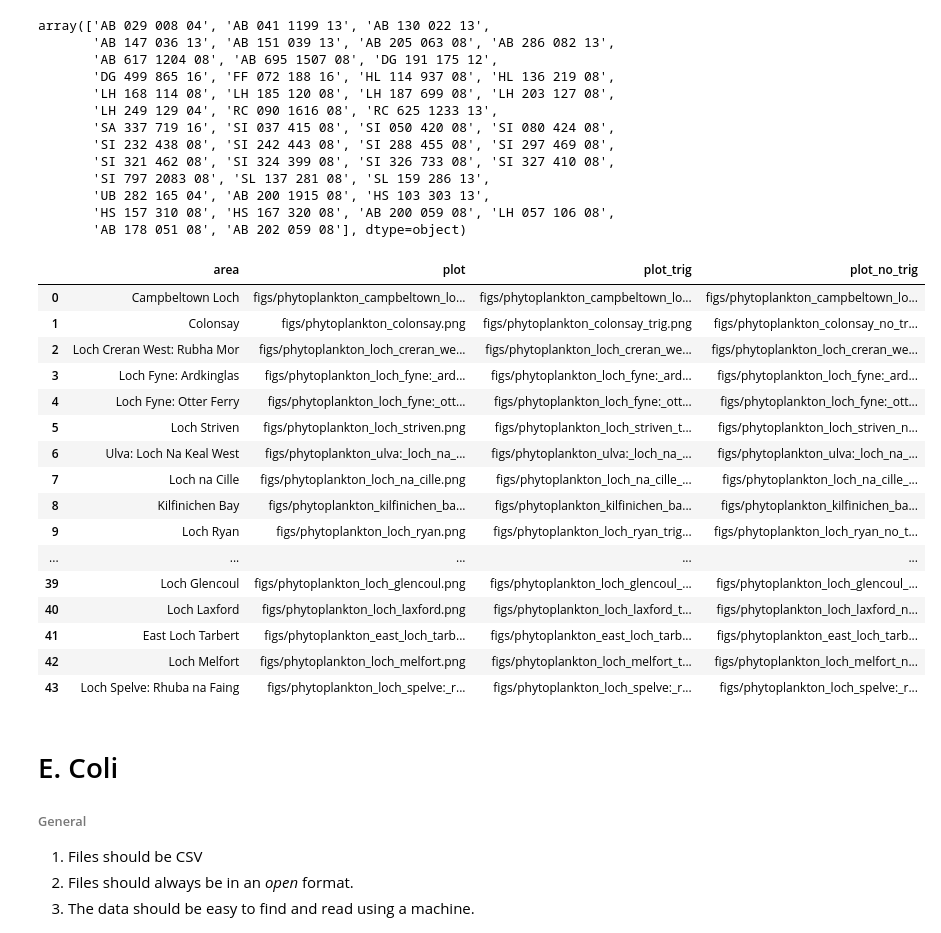
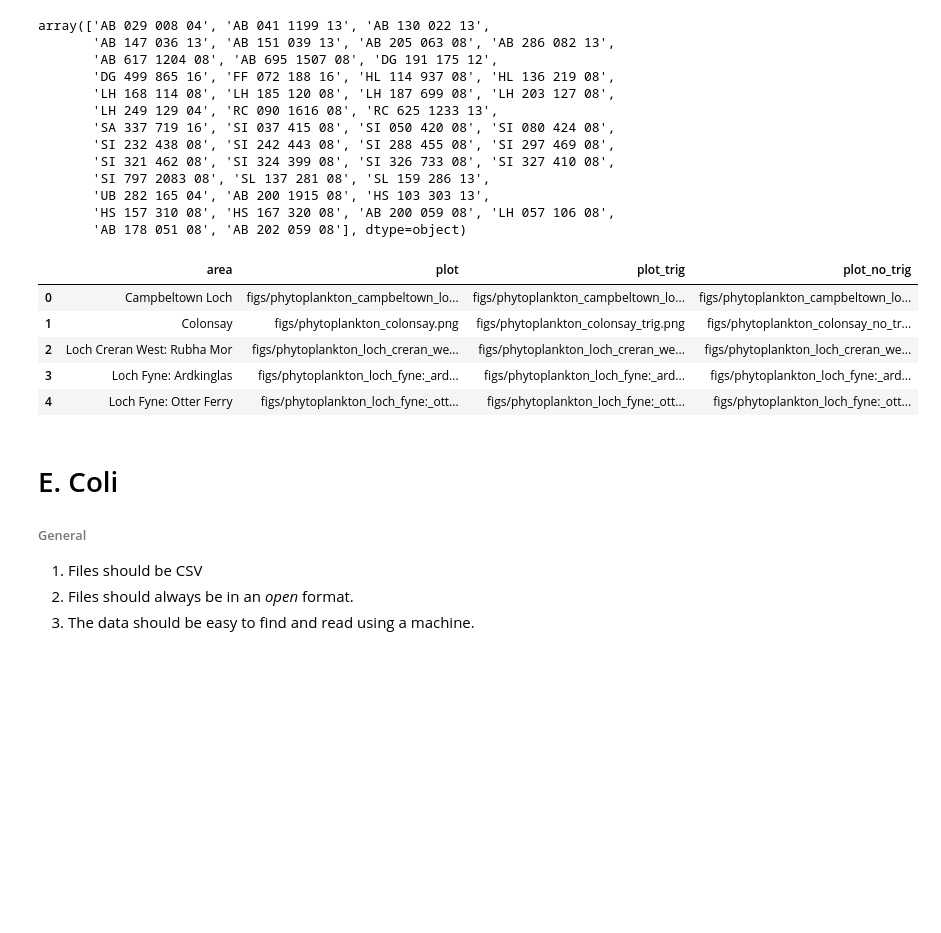
Before and after one commit to douglasmacdonald/python, a Jupyter notebook: notebooks/water_quality_develop.ipynb, the cells around one changed output. Drawn from its saved outputs; the diff is of its cells as text; code cells hidden in the pictures; blank space fills up the shorter version.

```diff
--- a/notebooks/water_quality_develop.ipynb
+++ b/notebooks/water_quality_develop.ipynb
@@ -360,23 +386,12 @@ phytoplankton_metadata['plot_no_trig'] = phytoplankton_metadata['area'].apply(ge
 # %%
-phytoplankton_metadata
+phytoplankton_metadata.head()
 # %% [output]
 |  | area | plot | plot_trig | plot_no_trig |
 | 0 | Campbeltown Loch | figs/phytoplankton_campbeltown_lo... | figs/phytoplankton_campbeltown_lo... | figs/phytoplankton_campbeltown_lo... |
 | 1 | Colonsay | figs/phytoplankton_colonsay.png | figs/phytoplankton_colonsay_trig.png | figs/phytoplankton_colonsay_no_tr... |
 | 2 | Loch Creran West: Rubha Mor | figs/phytoplankton_loch_creran_we... | figs/phytoplankton_loch_creran_we... | figs/phytoplankton_loch_creran_we... |
 | 3 | Loch Fyne: Ardkinglas | figs/phytoplankton_loch_fyne:_ard... | figs/phytoplankton_loch_fyne:_ard... | figs/phytoplankton_loch_fyne:_ard... |
 | 4 | Loch Fyne: Otter Ferry | figs/phytoplankton_loch_fyne:_ott... | figs/phytoplankton_loch_fyne:_ott... | figs/phytoplankton_loch_fyne:_ott... |
-| 5 | Loch Striven | figs/phytoplankton_loch_striven.png | figs/phytoplankton_loch_striven_t... | figs/phytoplankton_loch_striven_n... |
-| 6 | Ulva: Loch Na Keal West | figs/phytoplankton_ulva:_loch_na_... | figs/phytoplankton_ulva:_loch_na_... | figs/phytoplankton_ulva:_loch_na_... |
-| 7 | Loch na Cille | figs/phytoplankton_loch_na_cille.png | figs/phytoplankton_loch_na_cille_... | figs/phytoplankton_loch_na_cille_... |
-| 8 | Kilfinichen Bay | figs/phytoplankton_kilfinichen_ba... | figs/phytoplankton_kilfinichen_ba... | figs/phytoplankton_kilfinichen_ba... |
-| 9 | Loch Ryan | figs/phytoplankton_loch_ryan.png | figs/phytoplankton_loch_ryan_trig... | figs/phytoplankton_loch_ryan_no_t... |
-| ... | ... | ... | ... | ... |
-| 39 | Loch Glencoul | figs/phytoplankton_loch_glencoul.png | figs/phytoplankton_loch_glencoul_... | figs/phytoplankton_loch_glencoul_... |
-| 40 | Loch Laxford | figs/phytoplankton_loch_laxford.png | figs/phytoplankton_loch_laxford_t... | figs/phytoplankton_loch_laxford_n... |
-| 41 | East Loch Tarbert | figs/phytoplankton_east_loch_tarb... | figs/phytoplankton_east_loch_tarb... | figs/phytoplankton_east_loch_tarb... |
-| 42 | Loch Melfort | figs/phytoplankton_loch_melfort.png | figs/phytoplankton_loch_melfort_t... | figs/phytoplankton_loch_melfort_n... |
-| 43 | Loch Spelve: Rhuba na Faing | figs/phytoplankton_loch_spelve:_r... | figs/phytoplankton_loch_spelve:_r... | figs/phytoplankton_loch_spelve:_r... |
 # %%
 def plot_pyhtoplankton_no_trig(pyhtoplankton, header_pyhtoplanktons_no_trig):
     pyhtoplankton_no_trig = pyhtoplankton[header_pyhtoplanktons_no_trig]
```
Also changed, not shown: parts of 22 cells of this notebook, 1 other file.
